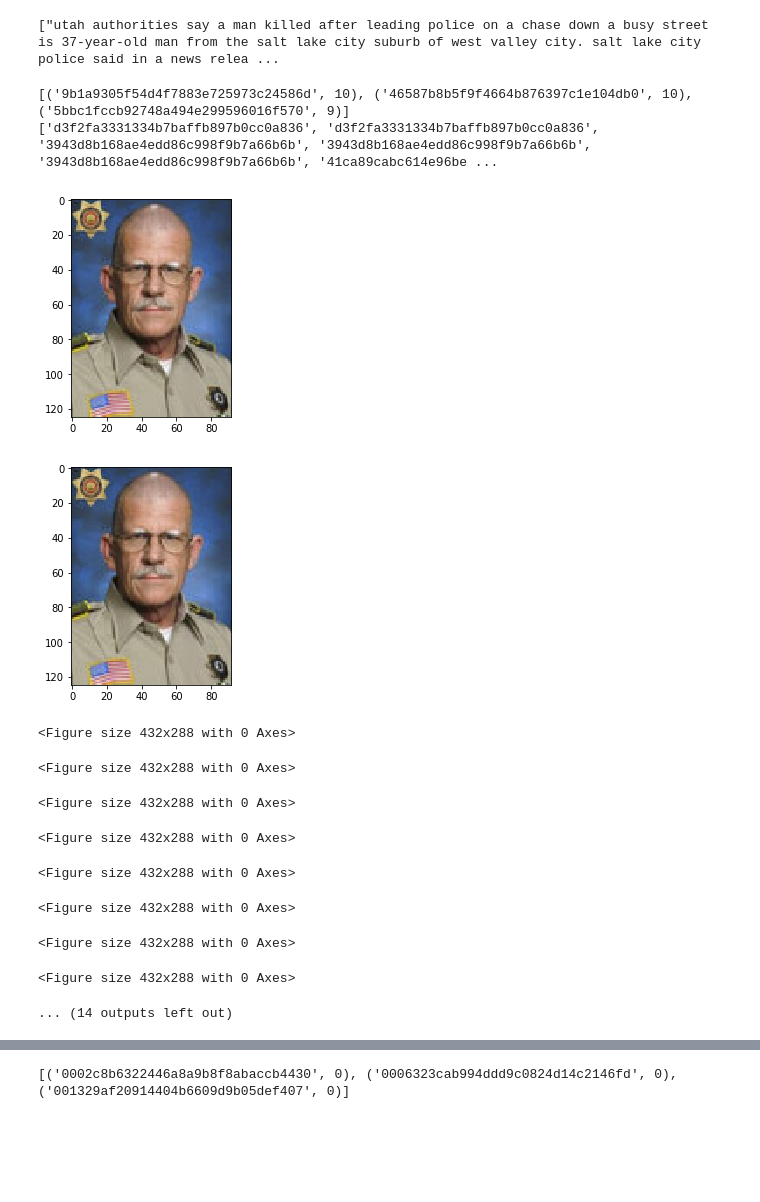
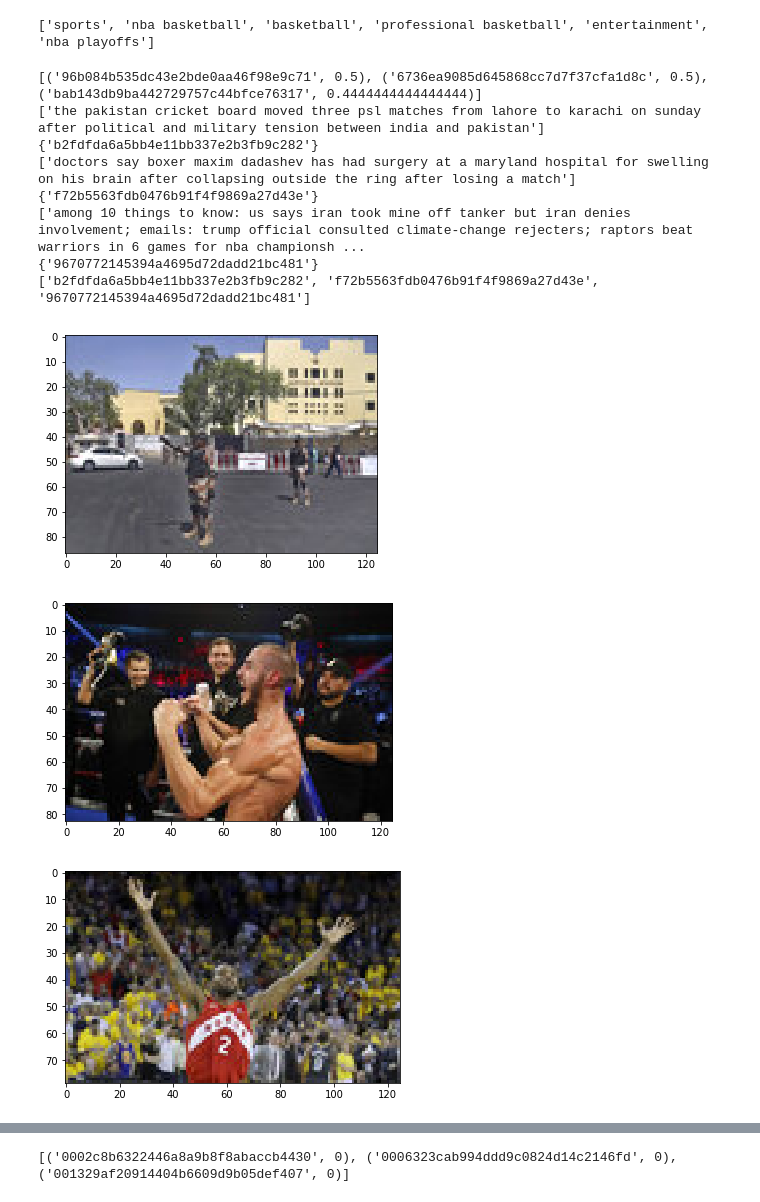
Before and after one commit to phoebewong/AC297r_2019_Associated_Press, a Jupyter notebook: notebooks/knn-model.ipynb, the cells around one changed output, grey strips where cells are left out. Saved outputs shown, nothing was run; the diff lists cells and outputs as text; code cells hidden in the pictures; blank space fills up the shorter version.

Commit message:
fixed display issues in knn model

```diff
--- a/notebooks/knn-model.ipynb
+++ b/notebooks/knn-model.ipynb
@@ -33,18 +34,19 @@ def show_images(imgids):
 # similarity metrics
 
 # returns number of exact tag overlap
-def baseline_score(t0,t1):
-    return len(set(t0) & set(t1))
+def baseline_score(train,test):
+    return len(set(train) & set(test))/len(train)
 
 # returns {exact matches} + eta*{synonym matches}
-def syn_score(t0, t1, eta=0.5):
-    score = len(set(t0) & set(t1))
-    for tag in t0:
+def syn_score(train, test, eta=0.5):
+    score = len(set(train) & set(test))
+    for tag in train:
         for syn in wordnet.synsets(tag):
             for name in syn.lemma_names():
-                if name in t1:
+                if name in test:
                     score += eta
-    return score
+                    test.remove(name)
+    return score / len(train)
 
 # returns sum({exact match}*{tfidf val})
 def tfidf_score(tfidf_df, t0, test):
@@ -69,11 +71,10 @@ class KNN():
         self.article_to_image = article_to_image
 
     # @param sim: function to return similarity score
-    # @param test: article tags to predict
+    # @param test_tags: article tags to predict
     # TODO: tags -> text, use tagging api
     # TODO: implement sep functions for text train and image train
-    def predict(self, sim, test):
-        test_id, test_tags = test
+    def predict(self, sim, test_tags):
         self.ranks = {}
         for train_id, train_tags in tqdm(self.train):
             s = sim(train_tags, test_tags)
@@ -87,6 +88,8 @@ class KNN():
         # map to predicted images
         self.pred = []
         for train_id, s in self.ranks:
+            print(article_feats['summary'][train_id])
+            print(self.article_to_image[train_id])
             self.pred += self.article_to_image[train_id]
         return self.pred
 
@@ -137,3 +140,19 @@ articles = []
 for articleid, tags in tqdm(article_feats['subject'].iteritems()):
     if articleid in article_images.keys():
         articles.append((articleid,tags))
+# %%
+# images associated with an article
+df = pd.read_csv('../data/csv_outputs/image_subject.csv')
+g = df.groupby("article_idx")['id']
+article_images = g.apply(set).to_dict()
+
+articles = []
+# displayable
+for articleid, tags in tqdm(article_feats['subject'].iteritems()):
+    if articleid in article_images.keys():
+        displayable = True
+        for img in article_images[articleid]:
+            if not os.path.isfile('../data/thumbnail/'+img+'.jpg'):
+                displayable = False
+        if displayable:
+            articles.append((articleid,tags))
@@ -140,30 +181,28 @@ for articleid, tags in tqdm(article_feats['subject'].iteritems()):
 # %%
 # knn example use case
 # predict for first article
 
-test = articles[0]
-train = articles[1:]
+train = articles
 
 # test article
-print(article_feats['summary'][test[0]])
+test = ['sports','nba basketball','basketball','professional basketball','entertainment','nba playoffs']
+print(test)
 
 model = KNN(3)
 model.fit(train, article_images)
 preds = model.predict(baseline_score, test)
 print(preds)
 show_images(preds)
 # %% [output]
-["utah authorities say a man killed after leading police on a chase down a busy street is 37-year-old man from the salt lake city suburb of west valley city. salt lake city police said in a news relea ...
+['sports', 'nba basketball', 'basketball', 'professional basketball', 'entertainment', 'nba playoffs']
-[('9b1a9305f54d4f7883e725973c24586d', 10), ('46587b8b5f9f4664b876397c1e104db0', 10), ('5bbc1fccb92748a494e299596016f570', 9)]
-['d3f2fa3331334b7baffb897b0cc0a836', 'd3f2fa3331334b7baffb897b0cc0a836', '3943d8b168ae4edd86c998f9b7a66b6b', '3943d8b168ae4edd86c998f9b7a66b6b', '3943d8b168ae4edd86c998f9b7a66b6b', '41ca89cabc614e96be ...
+[('96b084b535dc43e2bde0aa46f98e9c71', 0.5), ('6736ea9085d645868cc7d7f37cfa1d8c', 0.5), ('bab143db9ba442729757c44bfce76317', 0.4444444444444444)]
+['the pakistan cricket board moved three psl matches from lahore to karachi on sunday after political and military tension between india and pakistan']
+{'b2fdfda6a5bb4e11bb337e2b3fb9c282'}
+['doctors say boxer maxim dadashev has had surgery at a maryland hospital for swelling on his brain after collapsing outside the ring after losing a match']
+{'f72b5563fdb0476b91f4f9869a27d43e'}
+['among 10 things to know: us says iran took mine off tanker but iran denies involvement; emails: trump official consulted climate-change rejecters; raptors beat warriors in 6 games for nba championsh ...
+{'9670772145394a4695d72dadd21bc481'}
+['b2fdfda6a5bb4e11bb337e2b3fb9c282', 'f72b5563fdb0476b91f4f9869a27d43e', '9670772145394a4695d72dadd21bc481']
-[figure, old version]
+[figure, new version]
-[figure, old version]
+[figure, new version]
-<Figure size 432x288 with 0 Axes>
-<Figure size 432x288 with 0 Axes>
-<Figure size 432x288 with 0 Axes>
-<Figure size 432x288 with 0 Axes>
-<Figure size 432x288 with 0 Axes>
-<Figure size 432x288 with 0 Axes>
-<Figure size 432x288 with 0 Axes>
-<Figure size 432x288 with 0 Axes>
-... (14 outputs left out)
+[figure, added]
```
Also changed, not shown: parts of 3 cells of this notebook.
